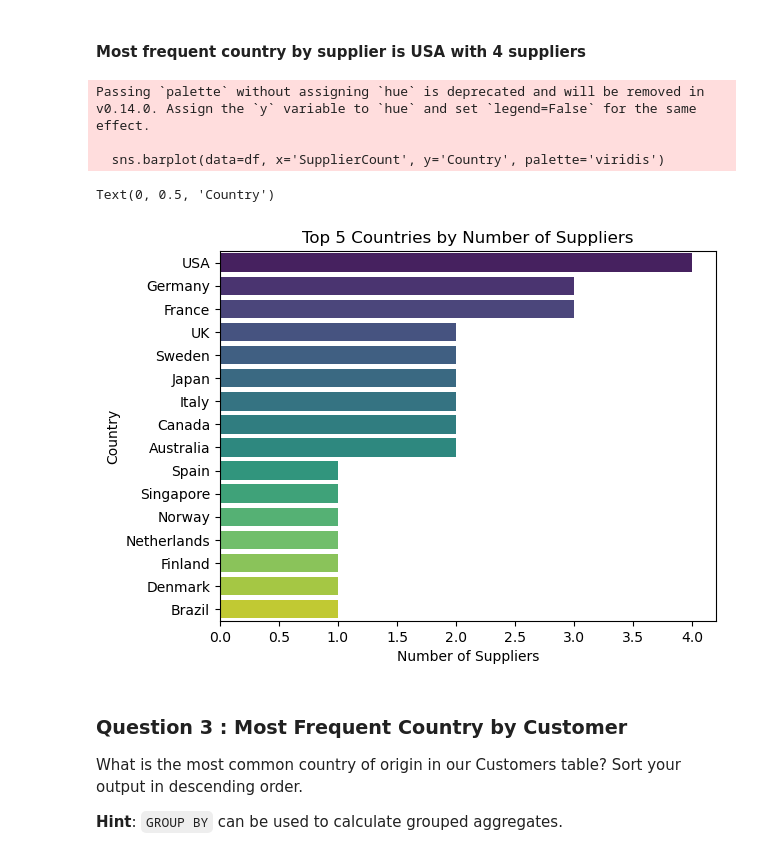
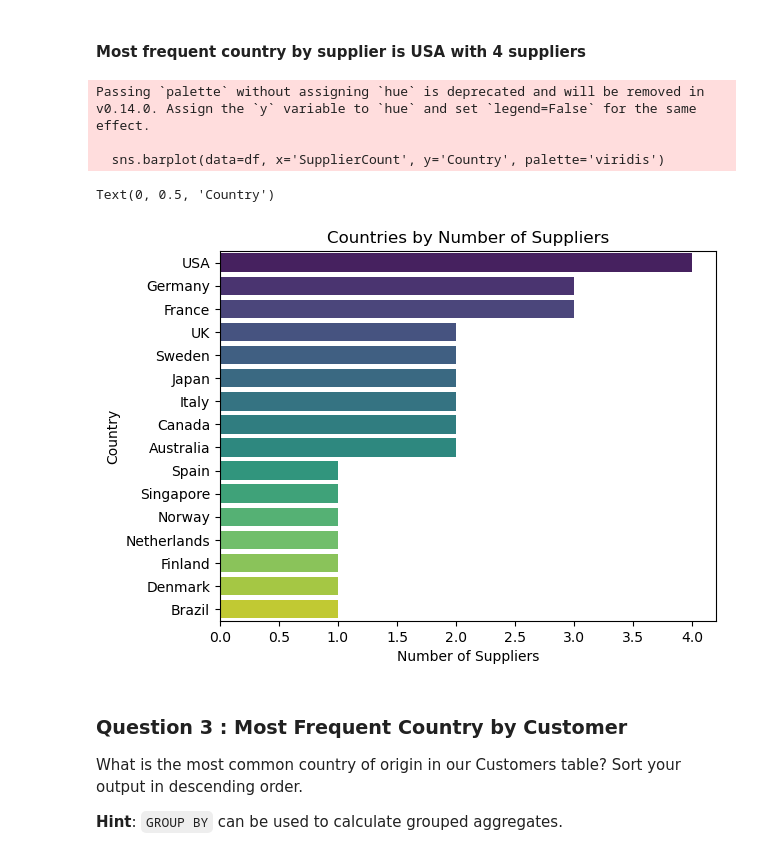
Before and after one commit to mohammedASC21/SQL-Ad-Hoc-Analysis, a Jupyter notebook: adhoc_report.ipynb, the cells around one changed output. Cells and saved outputs as stored; diff of their text form; code cells hidden in the pictures.

```diff
--- a/adhoc_report.ipynb
+++ b/adhoc_report.ipynb
@@ -63,18 +62,18 @@ print(rows)
 # %%
 # TODO: Convert your list of tuples to a dataframe
 df = pd.DataFrame(rows, columns=['Country', 'SupplierCount'])
 
 # TODO: Generate a visualization on this dataframe
 sns.barplot(data=df, x='SupplierCount', y='Country', palette='viridis')
-plt.title('Top 5 Countries by Number of Suppliers')
+plt.title('Countries by Number of Suppliers')
 plt.xlabel('Number of Suppliers')
 plt.ylabel('Country')
 # %% [output]
 Passing `palette` without assigning `hue` is deprecated and will be removed in v0.14.0. Assign the `y` variable to `hue` and set `legend=False` for the same effect.
 
   sns.barplot(data=df, x='SupplierCount', y='Country', palette='viridis')
 Text(0, 0.5, 'Country')
-[figure, old version]
+[figure, new version]
 # %% [markdown]
 ### Question 3 : Most Frequent Country by Customer
 
```
Also changed, not shown: parts of 16 cells of this notebook.
